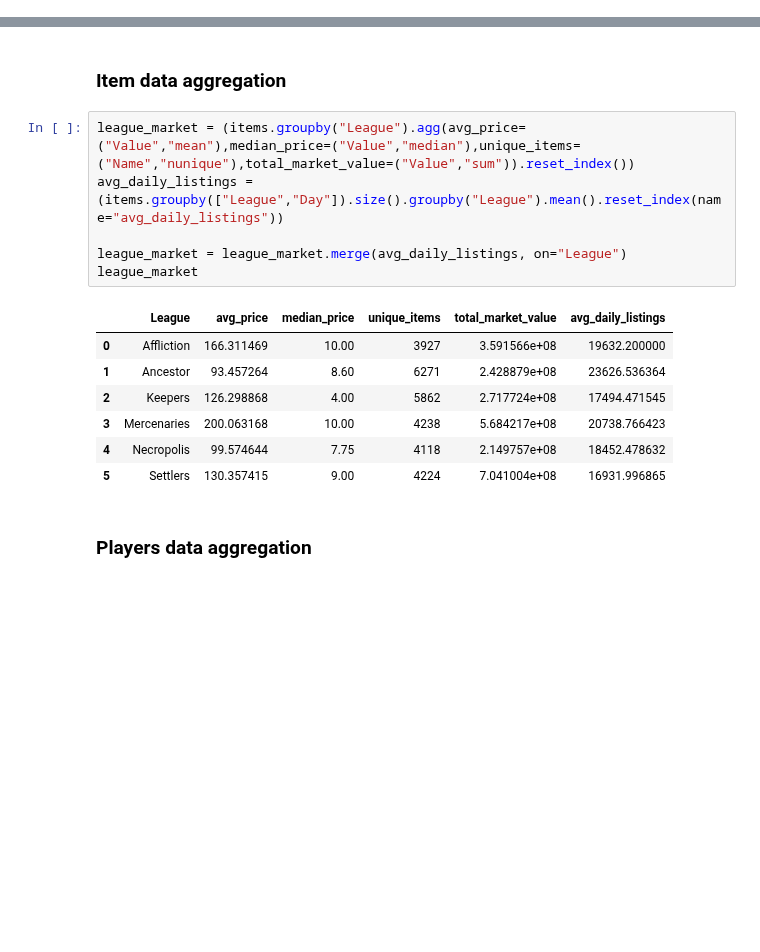
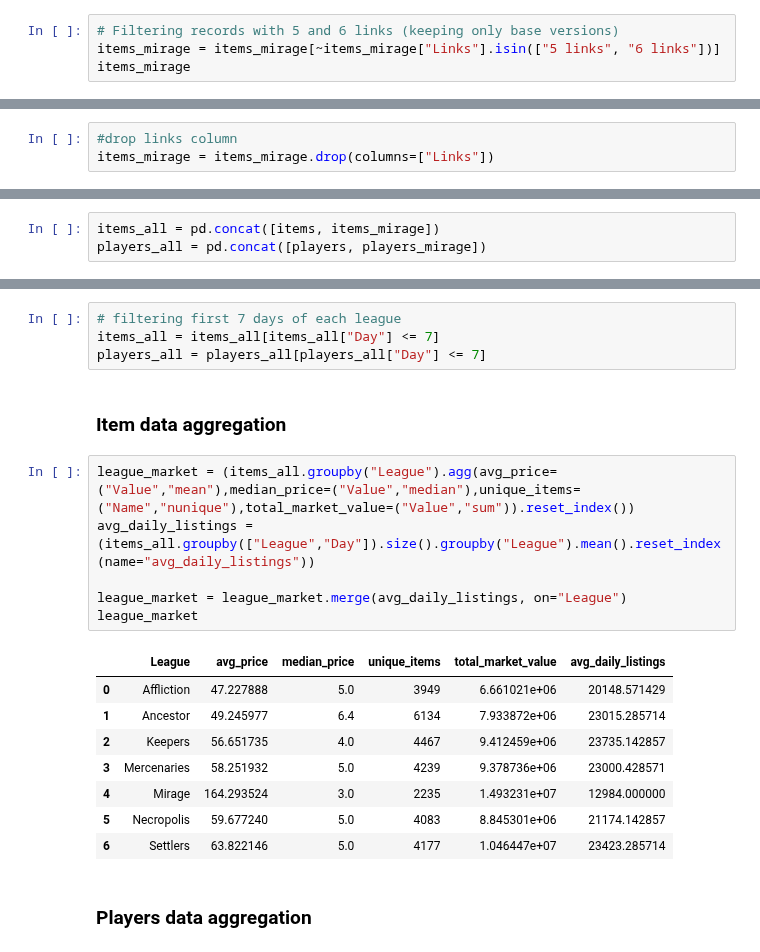
Before and after one commit to NataliaMiodowska/PoeMarketAnalyser, a Jupyter notebook: notebooks/09_case study_early_economy_new_league.ipynb, the cells around one changed output, grey strips where cells are left out. Saved outputs shown, nothing was run; the diff lists cells and outputs as text; blank space fills up the shorter version.

```diff
--- a/notebooks/09_case study_early_economy_new_league.ipynb
+++ b/notebooks/09_case study_early_economy_new_league.ipynb
@@ -52,0 +83,4 @@ show(items_mirage)
+# %%
+# Filtering records with 5 and 6 links (keeping only base versions)
+items_mirage = items_mirage[~items_mirage["Links"].isin(["5 links", "6 links"])]
+items_mirage
@@ -52,0 +101,3 @@ show(items_mirage)
+# %%
+#drop links column
+items_mirage = items_mirage.drop(columns=["Links"])
@@ -53,23 +116,31 @@ show(items_mirage)
 # %% [markdown]
 ## Merging old and new datasets
+# %%
+items_all = pd.concat([items, items_mirage])
+players_all = pd.concat([players, players_mirage])
 # %% [markdown]
 ## League economic indicators - for 7 first days of each league
+# %%
+# filtering first 7 days of each league
+items_all = items_all[items_all["Day"] <= 7]
+players_all = players_all[players_all["Day"] <= 7]
 # %% [markdown]
 ### Item data aggregation
 # %%
-league_market = (items.groupby("League").agg(avg_price=("Value","mean"),median_price=("Value","median"),unique_items=("Name","nunique"),total_market_value=("Value","sum")).reset_index())
-avg_daily_listings = (items.groupby(["League","Day"]).size().groupby("League").mean().reset_index(name="avg_daily_listings"))
+league_market = (items_all.groupby("League").agg(avg_price=("Value","mean"),median_price=("Value","median"),unique_items=("Name","nunique"),total_market_value=("Value","sum")).reset_index())
+avg_daily_listings = (items_all.groupby(["League","Day"]).size().groupby("League").mean().reset_index(name="avg_daily_listings"))
 
 league_market = league_market.merge(avg_daily_listings, on="League")
 league_market
 # %% [output]
 |  | League | avg_price | median_price | unique_items | total_market_value | avg_daily_listings |
-| 0 | Affliction | 166.311469 | 10.00 | 3927 | 3.591566e+08 | 19632.200000 |
-| 1 | Ancestor | 93.457264 | 8.60 | 6271 | 2.428879e+08 | 23626.536364 |
-| 2 | Keepers | 126.298868 | 4.00 | 5862 | 2.717724e+08 | 17494.471545 |
-| 3 | Mercenaries | 200.063168 | 10.00 | 4238 | 5.684217e+08 | 20738.766423 |
-| 4 | Necropolis | 99.574644 | 7.75 | 4118 | 2.149757e+08 | 18452.478632 |
-| 5 | Settlers | 130.357415 | 9.00 | 4224 | 7.041004e+08 | 16931.996865 |
+| 0 | Affliction | 47.227888 | 5.0 | 3949 | 6.661021e+06 | 20148.571429 |
+| 1 | Ancestor | 49.245977 | 6.4 | 6134 | 7.933872e+06 | 23015.285714 |
+| 2 | Keepers | 56.651735 | 4.0 | 4467 | 9.412459e+06 | 23735.142857 |
+| 3 | Mercenaries | 58.251932 | 5.0 | 4239 | 9.378736e+06 | 23000.428571 |
+| 4 | Mirage | 164.293524 | 3.0 | 2235 | 1.493231e+07 | 12984.000000 |
+| 5 | Necropolis | 59.677240 | 5.0 | 4083 | 8.845301e+06 | 21174.142857 |
+| 6 | Settlers | 63.822146 | 5.0 | 4177 | 1.046447e+07 | 23423.285714 |
 # %% [markdown]
 ### Players data aggregation
 # %%
```
Also changed, not shown: parts of 47 cells of this notebook, 2 other files.
